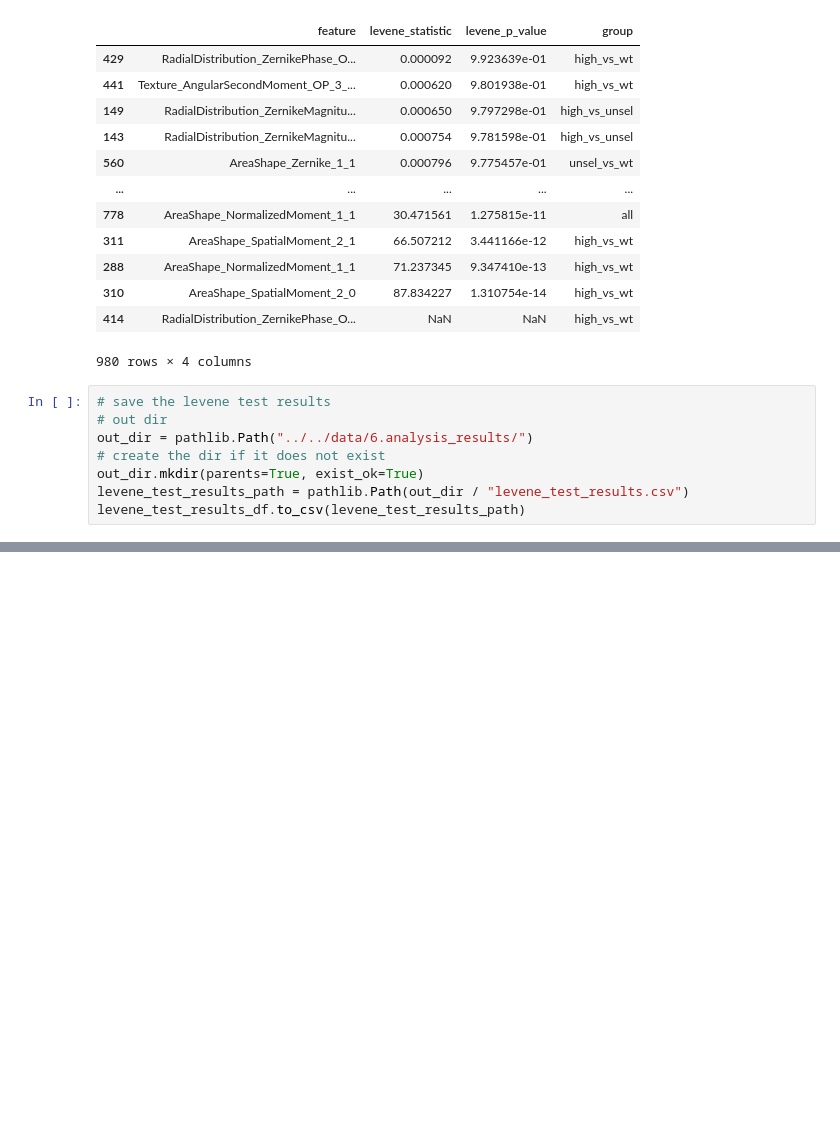
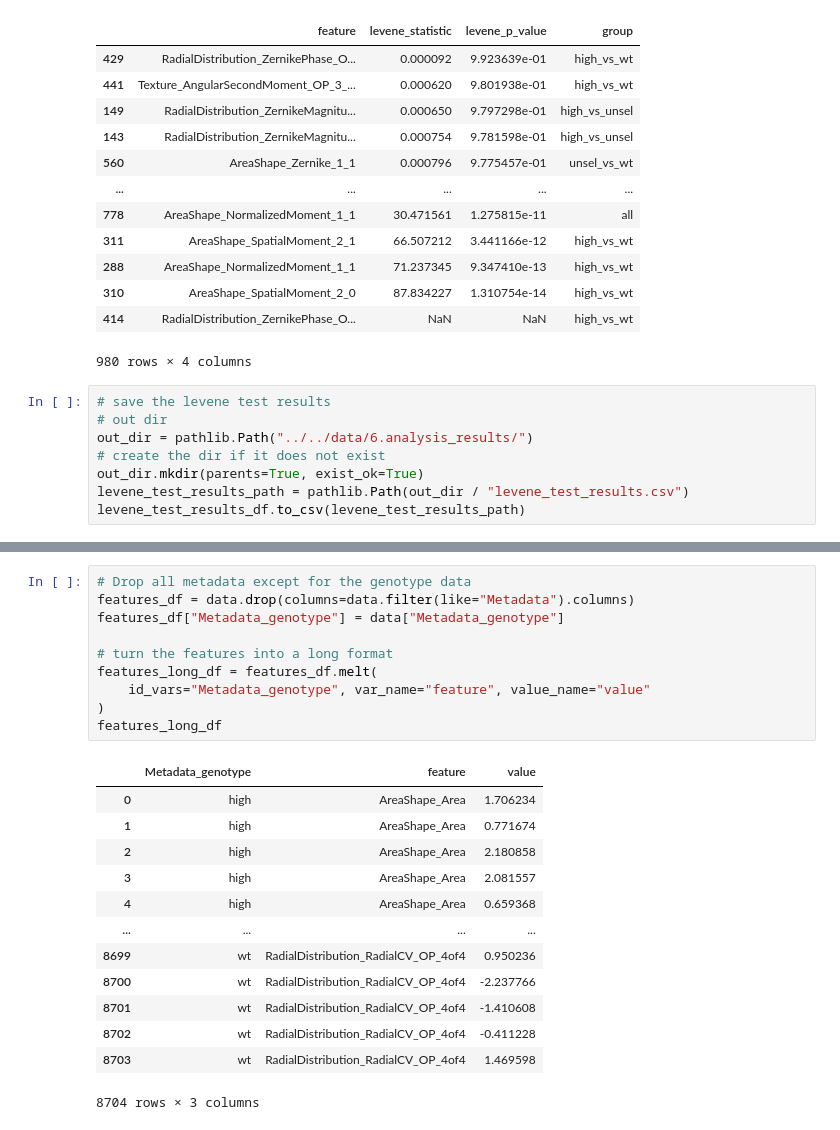
Before and after one commit to MikeLippincott/Nichols_Lab_Collaboration, a Jupyter notebook: 6.analyze_features/notebooks/1.anova.ipynb, the cells around one changed output, grey strips where cells are left out. Cells and saved outputs as stored; diff of their text form; blank space fills up the shorter version.

```diff
--- a/6.analyze_features/notebooks/1.anova.ipynb
+++ b/6.analyze_features/notebooks/1.anova.ipynb
@@ -191,0 +327,24 @@ levene_test_results_df.to_csv(levene_test_results_path)
+# %%
+# Drop all metadata except for the genotype data
+features_df = data.drop(columns=data.filter(like="Metadata").columns)
+features_df["Metadata_genotype"] = data["Metadata_genotype"]
+
+# turn the features into a long format
+features_long_df = features_df.melt(
+    id_vars="Metadata_genotype", var_name="feature", value_name="value"
+)
+features_long_df
+# %% [output]
+|  | Metadata_genotype | feature | value |
+| 0 | high | AreaShape_Area | 1.706234 |
+| 1 | high | AreaShape_Area | 0.771674 |
+| 2 | high | AreaShape_Area | 2.180858 |
+| 3 | high | AreaShape_Area | 2.081557 |
+| 4 | high | AreaShape_Area | 0.659368 |
+| ... | ... | ... | ... |
+| 8699 | wt | RadialDistribution_RadialCV_OP_4of4 | 0.950236 |
+| 8700 | wt | RadialDistribution_RadialCV_OP_4of4 | -2.237766 |
+| 8701 | wt | RadialDistribution_RadialCV_OP_4of4 | -1.410608 |
+| 8702 | wt | RadialDistribution_RadialCV_OP_4of4 | -0.411228 |
+| 8703 | wt | RadialDistribution_RadialCV_OP_4of4 | 1.469598 |
+8704 rows × 3 columns
```
Also changed, not shown: parts of 8 cells of this notebook, 8 other files.
